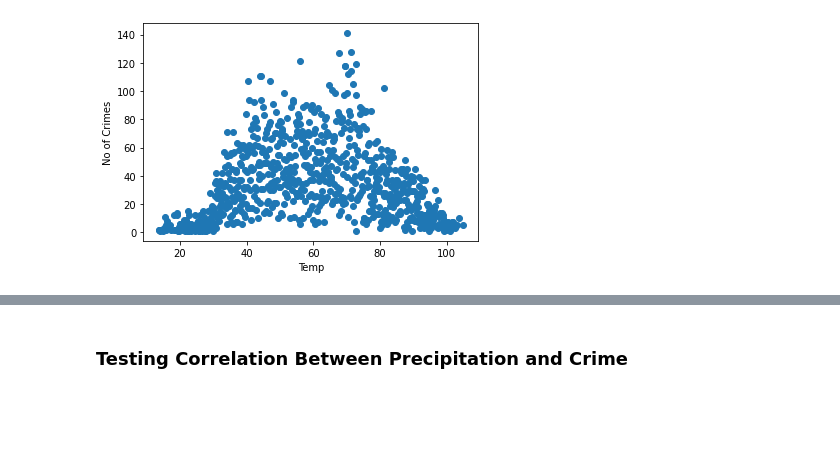
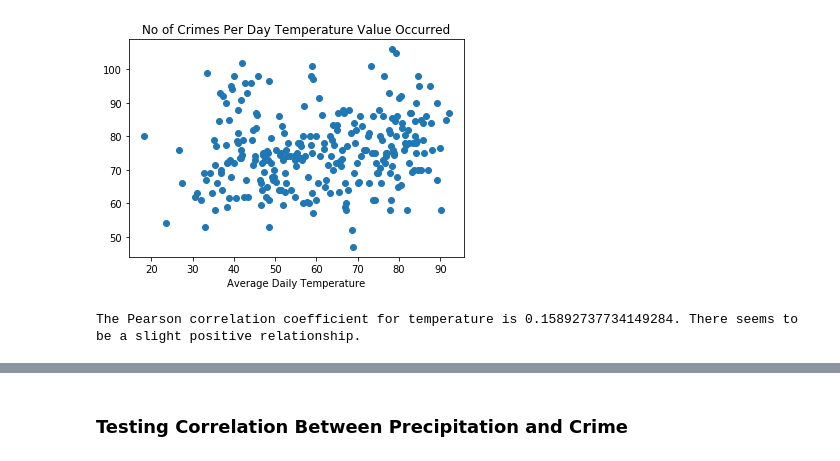
Before and after one commit to b-wild/Project_One_Group_2, a Jupyter notebook: Q3-4_Correlation.ipynb, the cells around one changed output, grey strips where cells are left out. Saved outputs shown, nothing was run; the diff lists cells and outputs as text; code cells hidden in the pictures; blank space fills up the shorter version.

```diff
--- a/Q3-4_Correlation.ipynb
+++ b/Q3-4_Correlation.ipynb
@@ -74,0 +94,17 @@ Name: ID, Length: 81, dtype: int64
+# %%
+#Calculate the number of days in the year that had each type of weather.
+#This would be used to standardize the data so they can be compared fairly.
+
+#Group weather data by Daily Average Temperature
+days_by_temp = wdata.groupby("avgtemp_f").count()["Date_ID"]
+
+#Group merged data by Daily Average Humidity
+days_by_humid = wdata.groupby("avghumidity").count()["Date_ID"]
+
+#Group merged data by Daily Precipitation
+days_by_precip = wdata.groupby("totalprecip_in").count()["Date_ID"]
+
+#Group merged data by Daily Condition
+days_by_cond = wdata.groupby("day_condition").count()["Date_ID"]
+
+days_by_temp
@@ -74,0 +125,14 @@ Name: ID, Length: 81, dtype: int64
+# %%
+#Establish bins to group data into temp, humidity and precipitation ranges
+temp_bins = [0, 10, 20, 30, 40, 50, 60, 70, 80, 90, 100]
+temp_labels = ["0-10", "10-20", "20-30","30-40","40-50","50-60","60-70","70-80","80-90","90-100"]
+
+# COME BACK TO THIS - bin data and then re-plot to improve ability to view trends below
+
+#Calculate the crime rate, using the number of days with the specific type of weather in the year.
+
+crime_rate_temp = crime_by_temp/days_by_temp
+crime_rate_humid = crime_by_humid/days_by_humid
+crime_rate_precip = crime_by_precip/days_by_precip
+crime_rate_cond = crime_by_cond/days_by_cond
+crime_rate_cond
@@ -75,7 +160,14 @@ Name: ID, Length: 81, dtype: int64
 # %%
-plt.scatter(crime_by_temp.index,crime_by_temp.values)
-plt.xlabel('Temp')
-plt.ylabel('No of Crimes')
+plt.scatter(crime_rate_temp.index,crime_rate_temp.values)
+plt.xlabel('Average Daily Temperature')
+plt.title('No of Crimes Per Day Temperature Value Occurred')
 plt.show()
 # %% [output]
-[figure, old version]
+[figure, new version]
+# %%
+#Calculate the Pearson correlation coefficient for x and y. Generates correlation coefficient as the first value.
+corr_temp = st.pearsonr(crime_rate_temp.index,crime_rate_temp.values)
+print(f"The Pearson correlation coefficient for temperature is {corr_temp[0]}. \
+There seems to be a slight positive relationship. ")
+# %% [output]
+The Pearson correlation coefficient for temperature is 0.15892737734149284. There seems to be a slight positive relationship.
```
Also changed, not shown: parts of 19 cells of this notebook, 1 other file.
